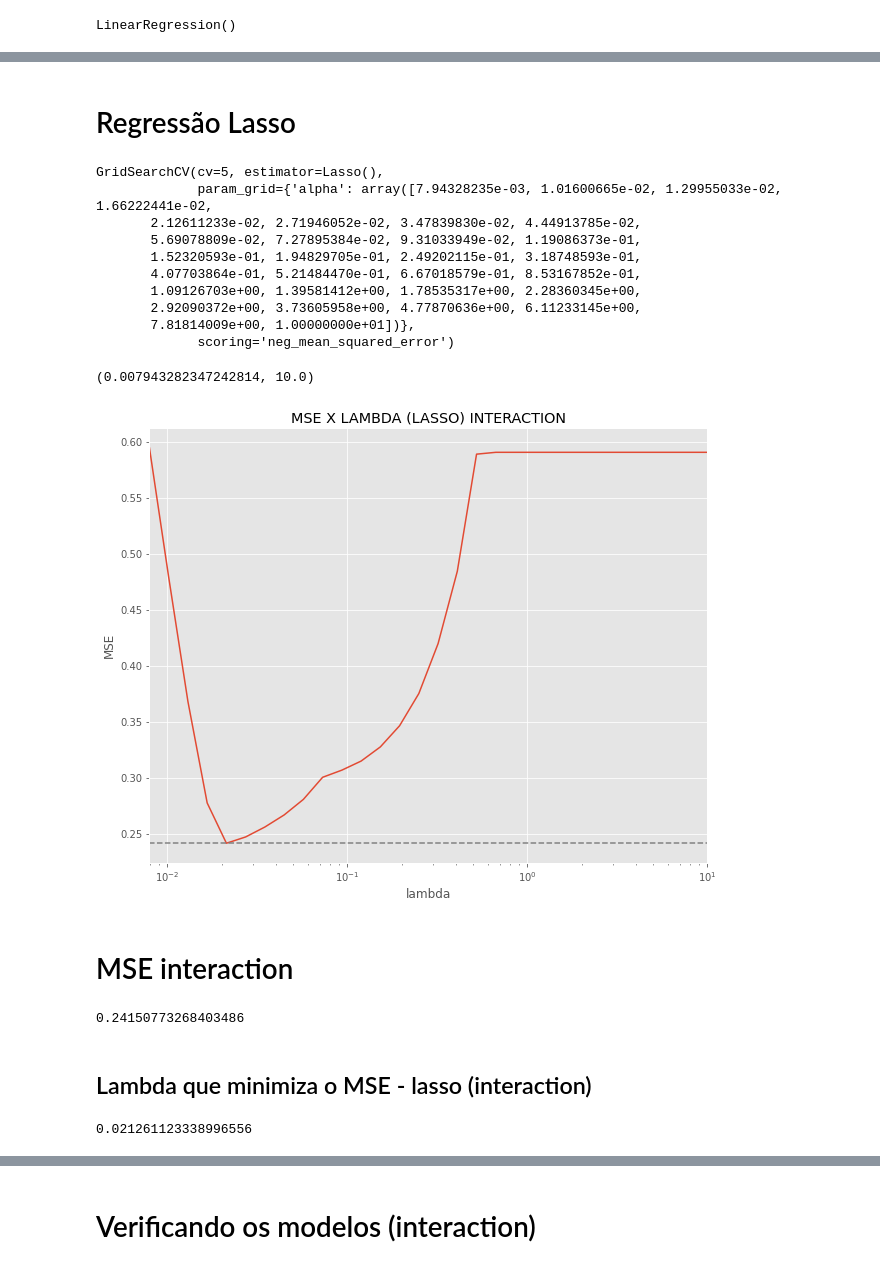
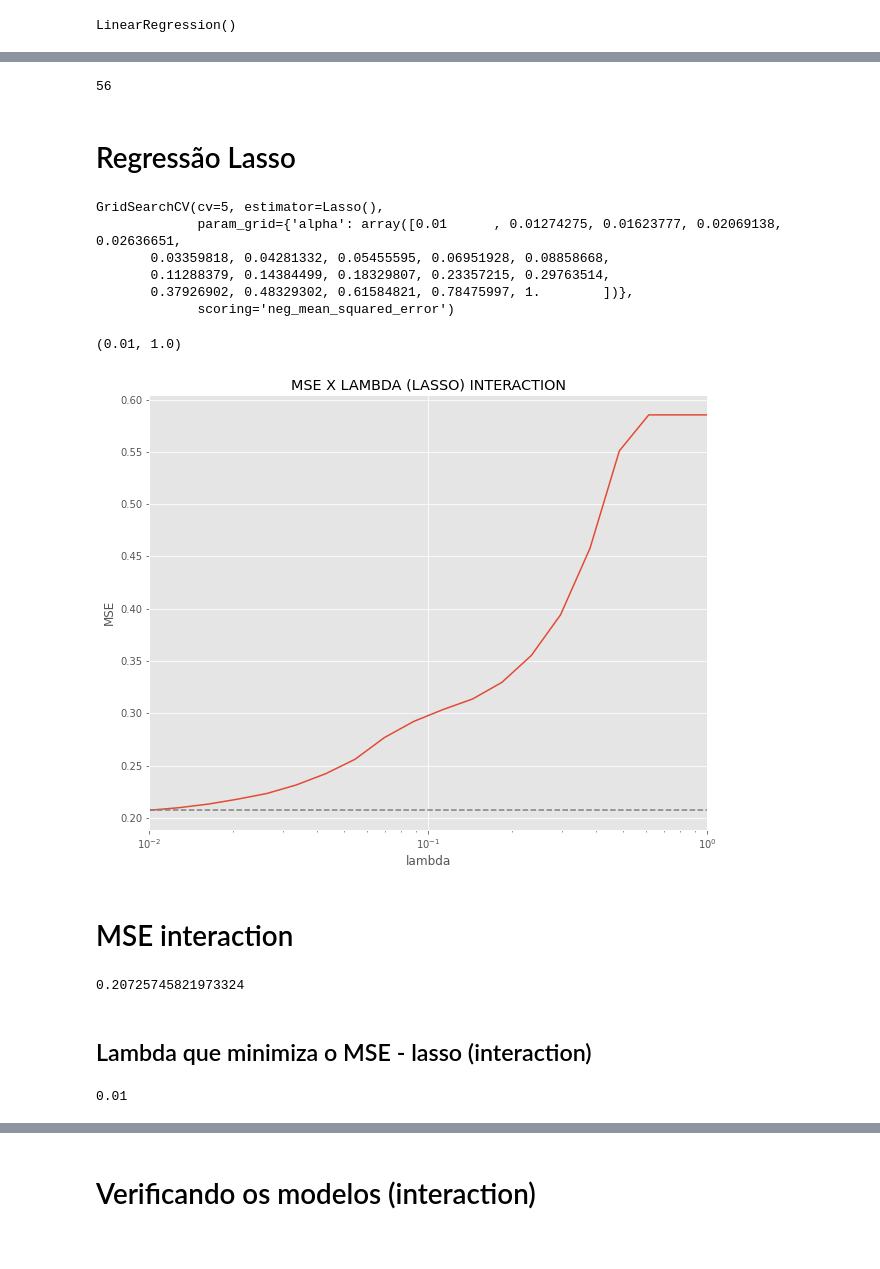
Before and after one commit to escobar-felipe/ML-ufscar, a Jupyter notebook: Lista_01.ipynb, the cells around one changed output, grey strips where cells are left out. Drawn from its saved outputs; the diff is of its cells as text; code cells hidden in the pictures.

```diff
--- a/Lista_01.ipynb
+++ b/Lista_01.ipynb
@@ -140,3 +152,5 @@ df
+# %%
+df.drop([2397, 5915 ,8790],axis=0,inplace=True)
 # %% [markdown]
 ### Verificando variável categórica
 # %%
@@ -438,7 +466,7 @@ plt.show()
 # %% [markdown]
 # Ridge
 # %%
-lambdas_ridge = np.logspace(-3, 8,100)
+lambdas_ridge = np.logspace(-3, 8,30)
 # %%
 ridge = Ridge()
 grid_ridge = GridSearchCV(estimator=ridge, param_grid=dict(alpha=lambdas_ridge), cv=5, scoring = 'neg_mean_squared_error')
@@ -595,7 +623,7 @@ plt.show()
 # %% [markdown]
 # Incluindo interações entre as features
 # %%
-poly = PolynomialFeatures(interaction_only=False, include_bias=True)
+poly = PolynomialFeatures(interaction_only=True)
 # %%
 x_all_train = poly.fit_transform(x_train_transf)
 x_all_test = poly.transform(x_test_transf)
@@ -629,47 +657,47 @@ LR_all.coef_.size
+# %%
+LR_all.n_features_in_
+# %% [output]
+56
 # %% [markdown]
 # Regressão Lasso
 # %%
-lambdas_lasso_all = np.logspace(-2.1,1, 30)
+lambdas_lasso_all = np.logspace(-2,0, 20)
 # %%
 lasso_all = Lasso()
 grid_lasso_all = GridSearchCV(estimator=lasso_all, param_grid=dict(alpha=lambdas_lasso_all), cv=5, scoring = 'neg_mean_squared_error')
 grid_lasso_all.fit(x_all_train,y_train_transf)
 # %% [output]
 GridSearchCV(cv=5, estimator=Lasso(),
-             param_grid={'alpha': array([7.94328235e-03, 1.01600665e-02, 1.29955033e-02, 1.66222441e-02,
-       2.12611233e-02, 2.71946052e-02, 3.47839830e-02, 4.44913785e-02,
-       5.69078809e-02, 7.27895384e-02, 9.31033949e-02, 1.19086373e-01,
-       1.52320593e-01, 1.94829705e-01, 2.49202115e-01, 3.18748593e-01,
-       4.07703864e-01, 5.21484470e-01, 6.67018579e-01, 8.53167852e-01,
-       1.09126703e+00, 1.39581412e+00, 1.78535317e+00, 2.28360345e+00,
-       2.92090372e+00, 3.73605958e+00, 4.77870636e+00, 6.11233145e+00,
-       7.81814009e+00, 1.00000000e+01])},
+             param_grid={'alpha': array([0.01      , 0.01274275, 0.01623777, 0.02069138, 0.02636651,
+       0.03359818, 0.04281332, 0.05455595, 0.06951928, 0.08858668,
+       0.11288379, 0.14384499, 0.18329807, 0.23357215, 0.29763514,
+       0.37926902, 0.48329302, 0.61584821, 0.78475997, 1.        ])},
              scoring='neg_mean_squared_error')
 # %%
 scores_lasso_all =(-grid_lasso_all.cv_results_['mean_test_score'])
 # %%
 plt.figure().set_size_inches(10, 8)
 plt.semilogx(lambdas_lasso_all,scores_lasso_all)
 plt.ylabel('MSE')
 plt.xlabel('lambda')
 plt.title('MSE X LAMBDA (LASSO) INTERACTION')
-plt.axhline(np.min(scores_lasso), linestyle='--', color='.5')
+plt.axhline(np.min(scores_lasso_all), linestyle='--', color='.5')
 plt.xlim([lambdas_lasso_all[0], lambdas_lasso_all[-1]])
 # %% [output]
-(0.007943282347242814, 10.0)
+(0.01, 1.0)
-[figure, old version]
+[figure, new version]
 # %% [markdown]
 # MSE interaction
 # %%
 np.min(scores_lasso_all)
 # %% [output]
-0.24150773268403486
+0.20725745821973324
 # %% [markdown]
 ## Lambda que minimiza o MSE - lasso (interaction)
 # %%
 lambdas_lasso_all[np.argmin(scores_lasso_all)]
 # %% [output]
-0.021261123338996556
+0.01
 # %%
 reg_lasso_all = Lasso (alpha= lambdas_lasso_all[np.argmin(scores_lasso_all)])
 # %%
```
Also changed, not shown: parts of 47 cells of this notebook.
